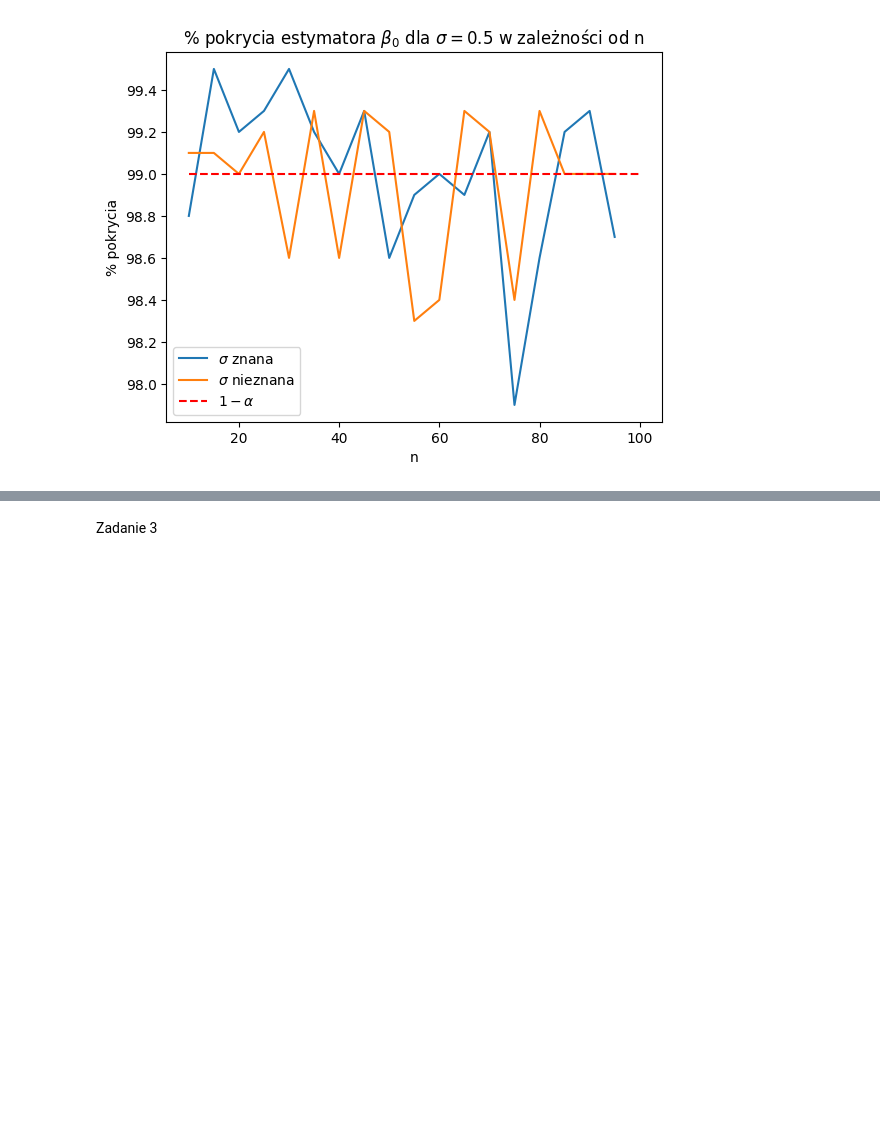
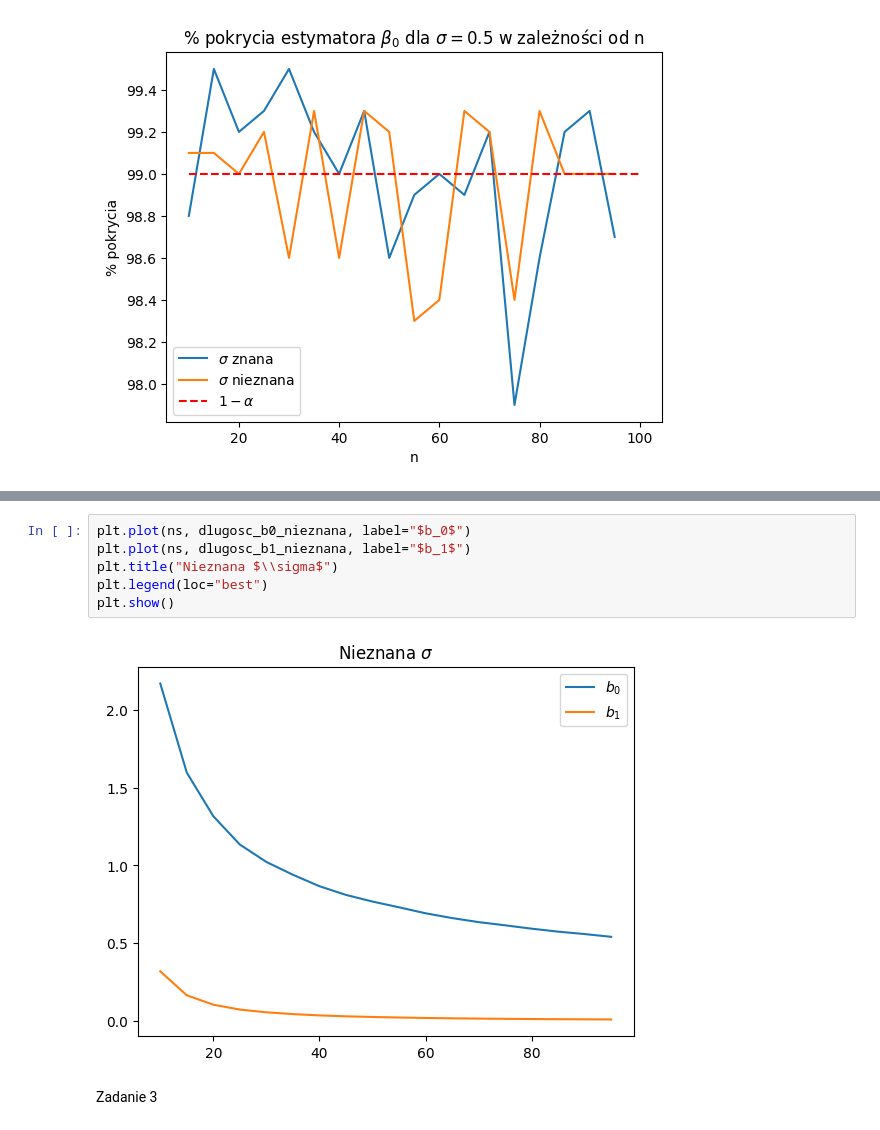
Before and after one commit to rafglo/Computer-Analysis-of-Time-Series, a Jupyter notebook: lista3.ipynb, the cells around one changed output, grey strips where cells are left out. Drawn from its saved outputs; the diff is of its cells as text; blank space fills up the shorter version.

```diff
--- a/lista3.ipynb
+++ b/lista3.ipynb
@@ -181,3 +190,11 @@ W wiekszości przedziały ufności dla nieznanej wariancji są dłuższe, a wię
+# %%
+plt.plot(ns, dlugosc_b0_nieznana, label="$b_0$")
+plt.plot(ns, dlugosc_b1_nieznana, label="$b_1$")
+plt.title("Nieznana $\\sigma$")
+plt.legend(loc="best")
+plt.show()
+# %% [output]
+[figure, added]
 # %% [markdown]
 Zadanie 3
 # %%
```
Also changed, not shown: parts of 6 cells of this notebook.
